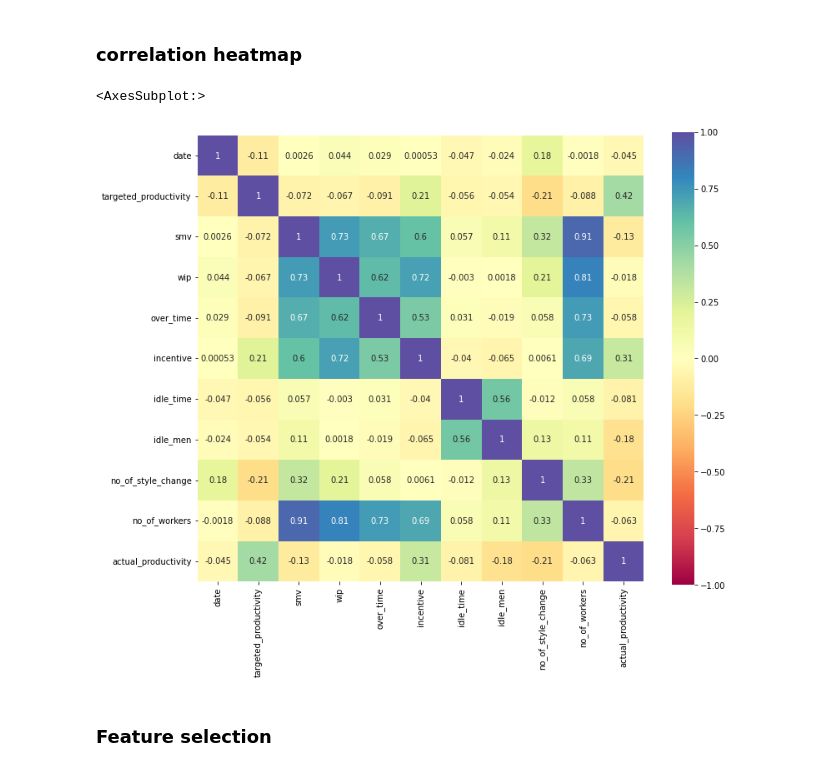
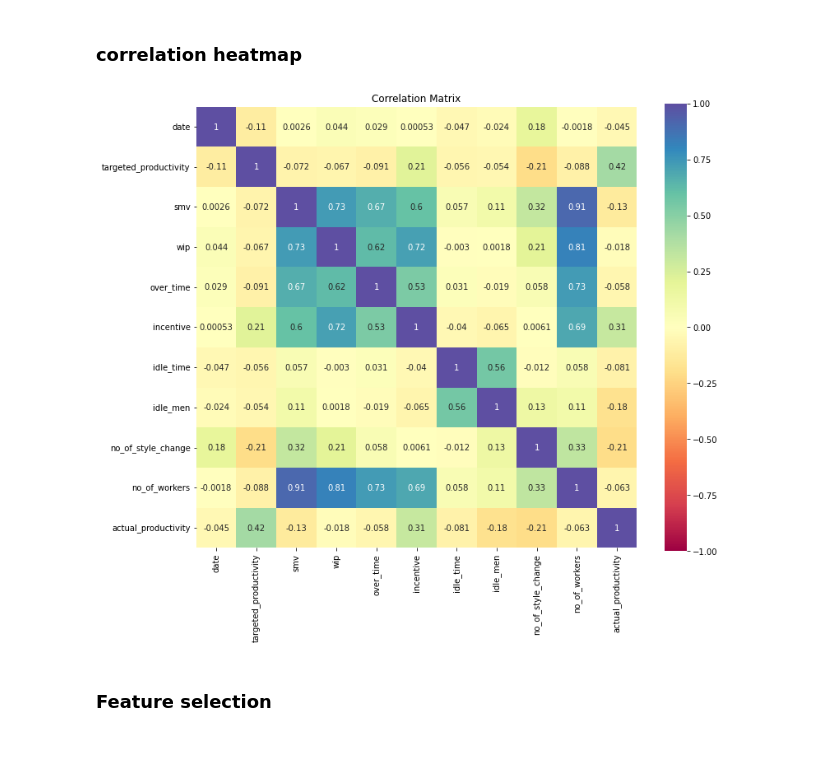
Before and after one commit to GitFazz/Fuse-Project-1, a Jupyter notebook: fuse-project-1.ipynb, the cells around one changed output. Drawn from its saved outputs; the diff is of its cells as text; code cells hidden in the pictures.

```diff
--- a/fuse-project-1.ipynb
+++ b/fuse-project-1.ipynb
@@ -238,14 +238,17 @@ The most prominent trend we can see here is between incentive and actual product
 # %%
 plt.figure(figsize=(12, 10))
 sns.heatmap(df.corr(),
             annot=True,
             vmin=-1,
             vmax=1,
             cmap='Spectral',
             square=True)
+
+# add label to the plot
+plt.title('Correlation Matrix')
+plt.show()
 # %% [output]
-<AxesSubplot:>
-[figure, old version]
+[figure, new version]
 # %% [markdown]
 ### Feature selection
 # %%
```
